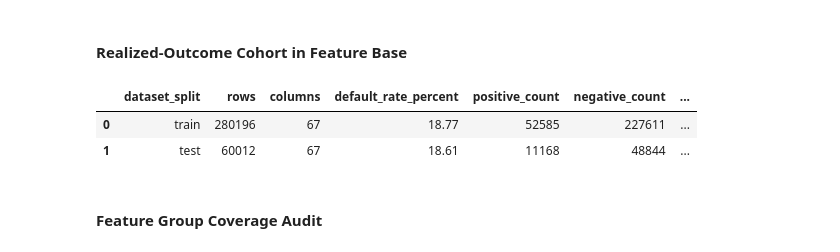
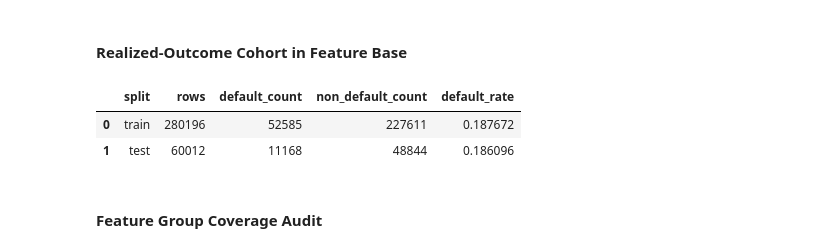
Before and after one commit to Mister-Sippi/loans-at-risk-capturing-default, a Jupyter notebook: notebooks/02_eda.ipynb, the cells around one changed output. Saved outputs shown, nothing was run; the diff lists cells and outputs as text; code cells hidden in the pictures.

```diff
--- a/notebooks/02_eda.ipynb
+++ b/notebooks/02_eda.ipynb
@@ -265,19 +265,20 @@ terminal_statuses_final = [
     "fully_paid",
     "charged_off",
     "default",
+    "does_not_meet_credit_policy._status:charged_off",
+    "does_not_meet_credit_policy._status:fully_paid",
 ]
 
 positive_statuses = [
     "charged_off",
     "default",
+    "does_not_meet_credit_policy._status:charged_off",
 ]
 
 df_clean_train_terminal = mp.build_terminal_cohort(
     df=df_clean_train,
     status_column="loan_status",
     terminal_statuses=terminal_statuses_final,
-    positive_statuses=positive_statuses,
-    target_column="target_default",
     log=log,
 )
 
@@ -285,6 +286,20 @@ df_clean_test_terminal = mp.build_terminal_cohort(
     df=df_clean_test,
     status_column="loan_status",
     terminal_statuses=terminal_statuses_final,
+    log=log,
+)
+
+df_clean_train_terminal = mp.create_target_default(
+    df=df_clean_train_terminal,
+    status_column="loan_status",
+    positive_statuses=positive_statuses,
+    target_column="target_default",
+    log=log,
+)
+
+df_clean_test_terminal = mp.create_target_default(
+    df=df_clean_test_terminal,
+    status_column="loan_status",
     positive_statuses=positive_statuses,
     target_column="target_default",
     log=log,
@@ -622,37 +637,49 @@ log(f"[feature_base] overview: {feature_base_overview_df.to_dict(orient='records
 # %%
 # --------------------------------------------------------
 # Build terminal cohort for feature-space analysis
 # --------------------------------------------------------
 
 df_feature_base_train_terminal = mp.build_terminal_cohort(
-    df=df_feature_base_train,
+    df=df_clean_train,
     status_column="loan_status",
     terminal_statuses=terminal_statuses_final,
+    log=log,
+)
+
+df_feature_base_test_terminal = mp.build_terminal_cohort(
+    df=df_clean_test,
+    status_column="loan_status",
+    terminal_statuses=terminal_statuses_final,
+    log=log,
+)
+
+df_feature_base_train_terminal = mp.create_target_default(
+    df=df_feature_base_train_terminal,
+    status_column="loan_status",
     positive_statuses=positive_statuses,
     target_column="target_default",
     log=log,
 )
 
-df_feature_base_test_terminal = mp.build_terminal_cohort(
-    df=df_feature_base_test,
+df_feature_base_test_terminal = mp.create_target_default(
+    df=df_feature_base_test_terminal,
     status_column="loan_status",
-    terminal_statuses=terminal_statuses_final,
     positive_statuses=positive_statuses,
     target_column="target_default",
     log=log,
 )
 
 feature_base_terminal_summary_df = ma.build_terminal_cohort_summary(
     df_train=df_feature_base_train_terminal,
     df_test=df_feature_base_test_terminal,
 )
 
 display(feature_base_terminal_summary_df)
 log(f"[feature_base][terminal_cohort] summary: {feature_base_terminal_summary_df.to_dict(orient='records')}")
 # %% [output]
-|  | dataset_split | rows | columns | default_rate_percent | positive_count | negative_count | ... |
-| 0 | train | 280196 | 67 | 18.77 | 52585 | 227611 | ... |
-| 1 | test | 60012 | 67 | 18.61 | 11168 | 48844 | ... |
+|  | split | rows | default_count | non_default_count | default_rate |
+| 0 | train | 280196 | 52585 | 227611 | 0.187672 |
+| 1 | test | 60012 | 11168 | 48844 | 0.186096 |
 # %% [markdown]
 #### Feature Group Coverage Audit
 # %%
```
Also changed, not shown: parts of 3 cells of this notebook, 42 other files.
